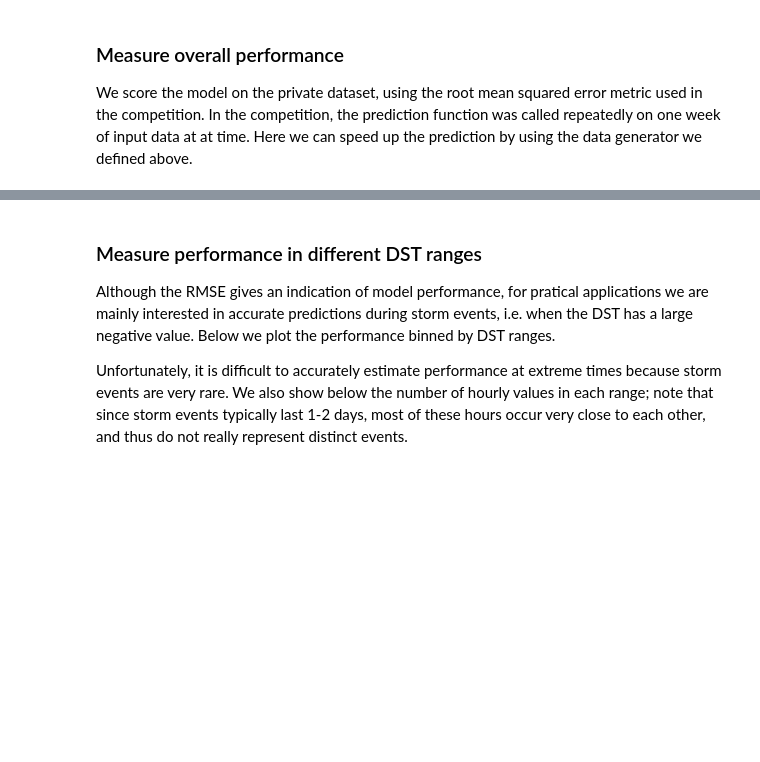
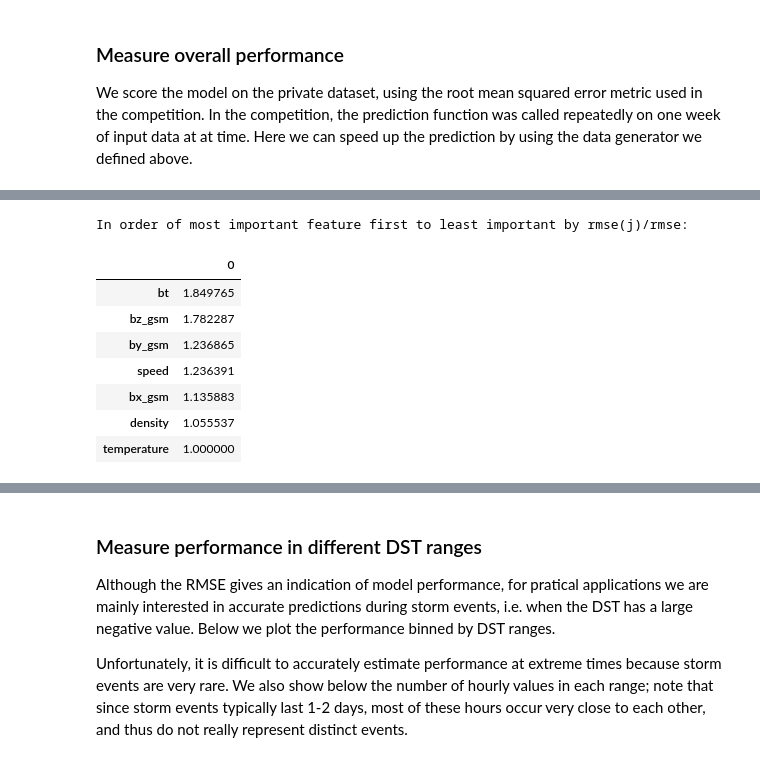
Before and after one commit to ai2es/tai4es-trustathon-2022, a Jupyter notebook: space/magnet_cnn_tutorial.ipynb, the cells around one changed output, grey strips where cells are left out. Cells and saved outputs as stored; diff of their text form; code cells hidden in the pictures; blank space fills up the shorter version.

```diff
--- a/space/magnet_cnn_tutorial.ipynb
+++ b/space/magnet_cnn_tutorial.ipynb
@@ -915,0 +1070,15 @@ RMSE for time t+1: 11.94
+# %%
+# Ratio the Permuted RMSE to the overall RMSE and sort in order of importance
+print('In order of most important feature first to least important by rmse(j)/rmse:')
+rmse_ratio_df = (rmse_permute_df/aveModel_rmse_t).sort_values(ascending=False, by=0, axis=1)
+rmse_ratio_df.T
+# %% [output]
+In order of most important feature first to least important by rmse(j)/rmse:
+|  | 0 |
+| bt | 1.849765 |
+| bz_gsm | 1.782287 |
+| by_gsm | 1.236865 |
+| speed | 1.236391 |
+| bx_gsm | 1.135883 |
+| density | 1.055537 |
+| temperature | 1.000000 |
```
Also changed, not shown: parts of 19 cells of this notebook.
